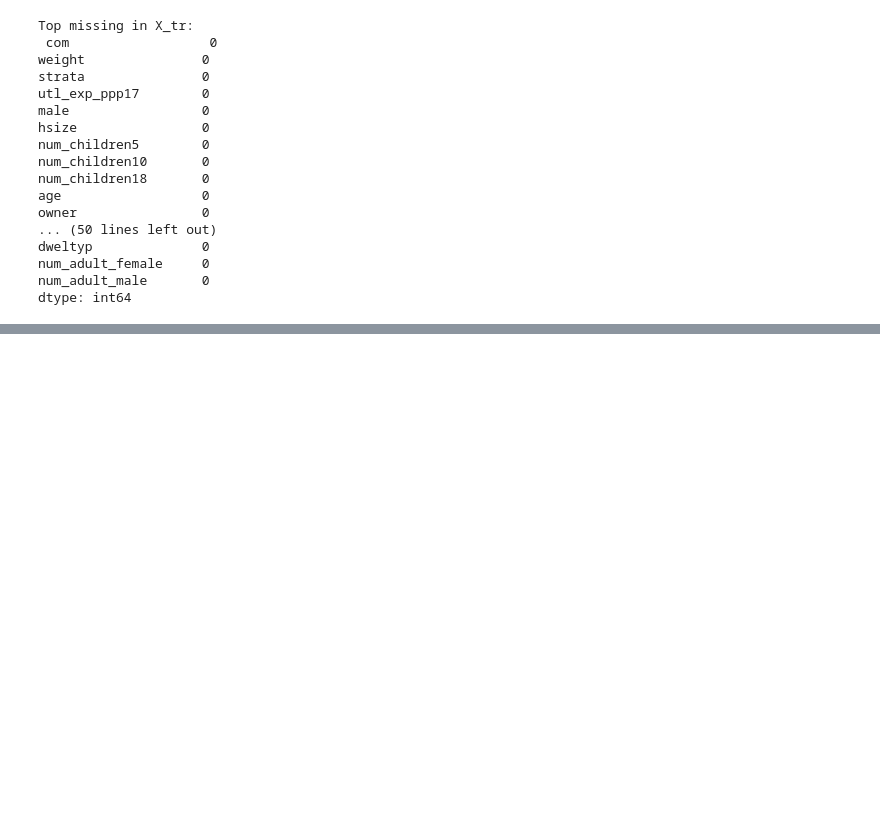
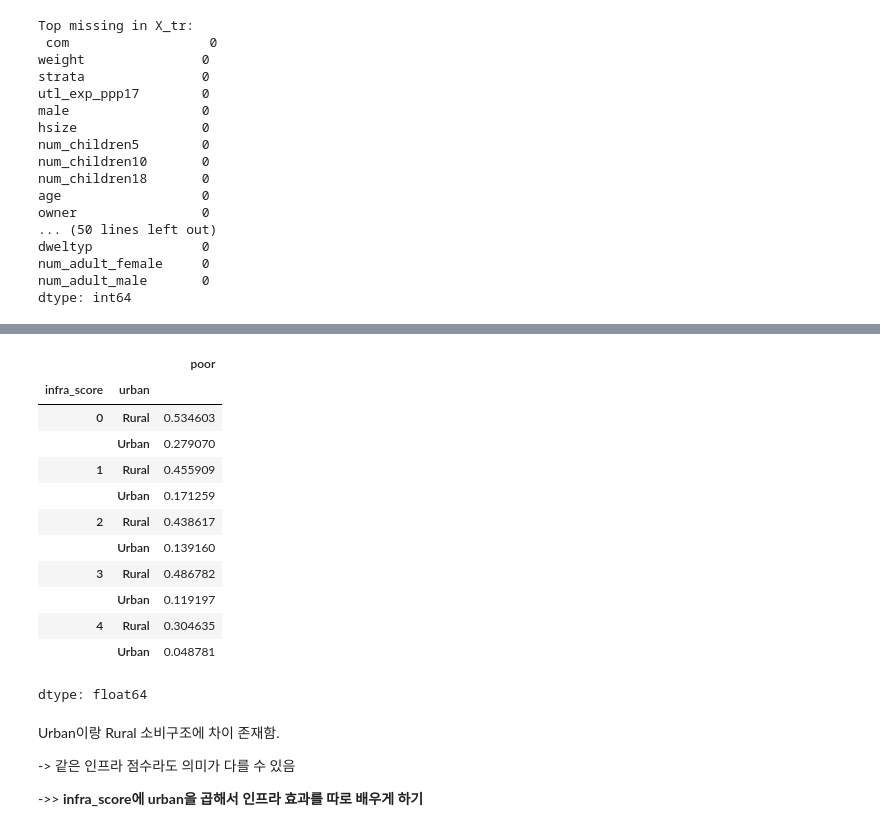
Before and after one commit to guupiii/ESAA, a Jupyter notebook: U_Poverty_Prediction_Challenge_(1).ipynb, the cells around one changed output, grey strips where cells are left out. Drawn from its saved outputs; the diff is of its cells as text; code cells hidden in the pictures; blank space fills up the shorter version.

```diff
--- a/U_Poverty_Prediction_Challenge_(1).ipynb
+++ b/U_Poverty_Prediction_Challenge_(1).ipynb
@@ -929,0 +1026,26 @@ CatBoost, LightGBM
+# %%
+poverty_line = 5.0
+
+tmp["poor"] = (tmp["cons_ppp17"] < poverty_line).astype(int)
+
+tmp.groupby(["infra_score", "urban"])["poor"].mean()
+# %% [output]
+|  |  | poor |
+| infra_score | urban |  |
+| 0 | Rural | 0.534603 |
+|  | Urban | 0.279070 |
+| 1 | Rural | 0.455909 |
+|  | Urban | 0.171259 |
+| 2 | Rural | 0.438617 |
+|  | Urban | 0.139160 |
+| 3 | Rural | 0.486782 |
+|  | Urban | 0.119197 |
+| 4 | Rural | 0.304635 |
+|  | Urban | 0.048781 |
+dtype: float64
+# %% [markdown]
+Urban이랑 Rural 소비구조에 차이 존재함.
+
+-> 같은 인프라 점수라도 의미가 다를 수 있음
+
+->> **infra_score에 urban을 곱해서 인프라 효과를 따로 배우게 하기**
```
Also changed, not shown: parts of 15 cells of this notebook.
